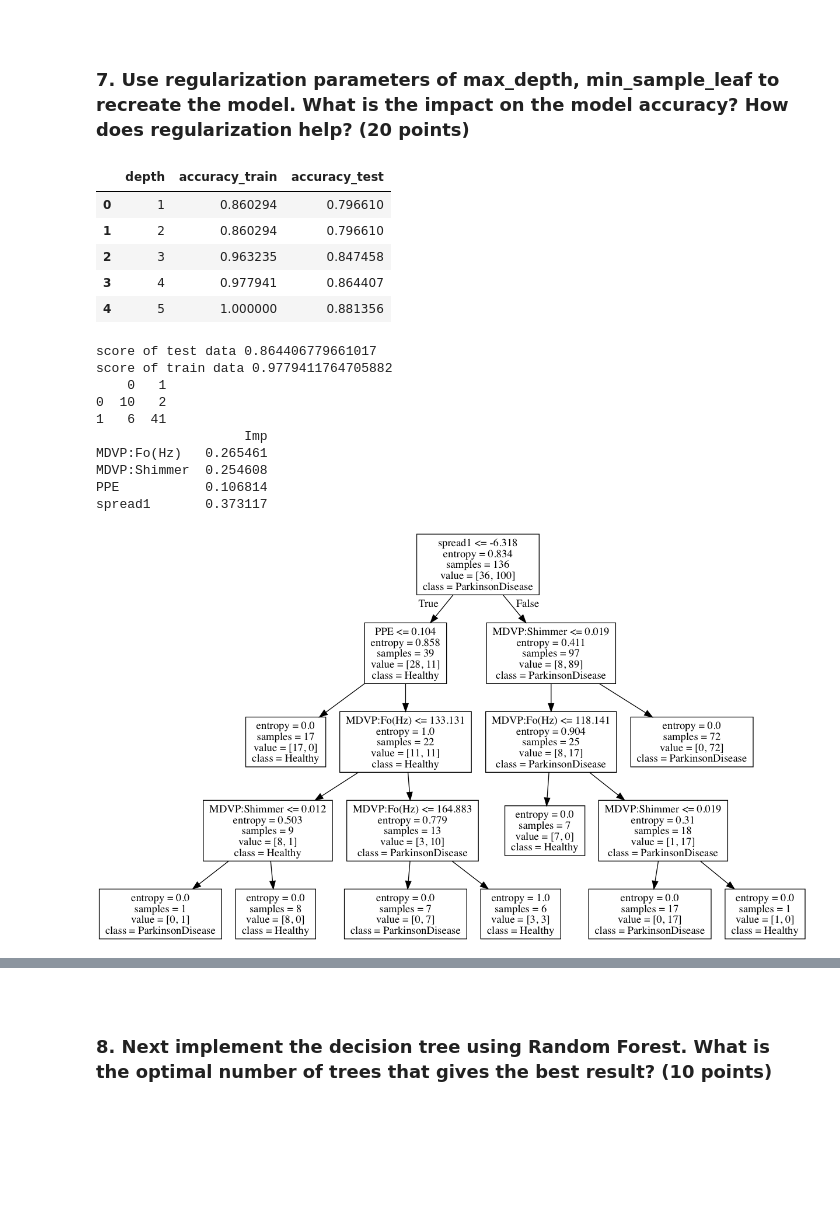
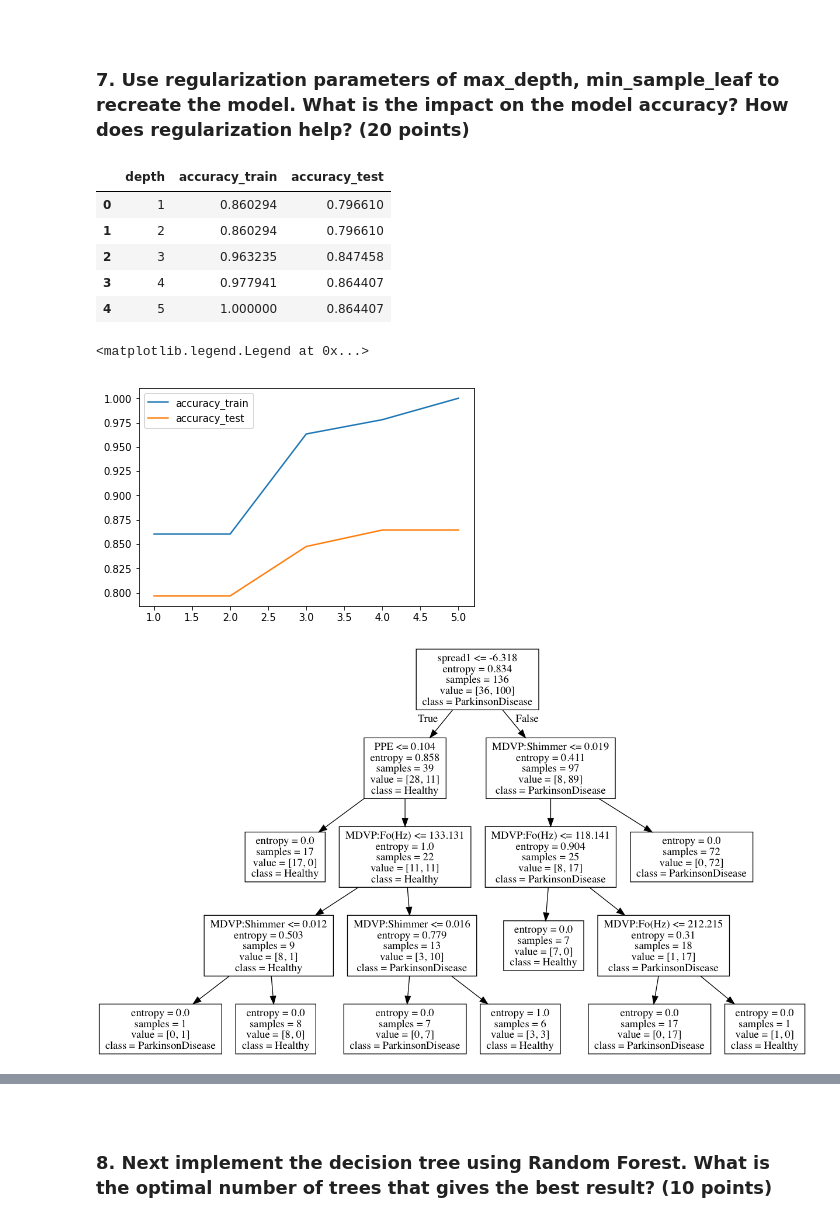
Before and after one commit to GreatLearningAIML1/chennai-aug-batch-senthilvelavan, a Jupyter notebook: EnsembleTechniques-R3-Project1/EnsembleTechniques_R3_Project1_Parkinson’s Disease.ipynb, the cells around one changed output, grey strips where cells are left out. Saved outputs shown, nothing was run; the diff lists cells and outputs as text; code cells hidden in the pictures; blank space fills up the shorter version.

```diff
--- a/EnsembleTechniques-R3-Project1/EnsembleTechniques_R3_Project1_Parkinson’s Disease.ipynb
+++ b/EnsembleTechniques-R3-Project1/EnsembleTechniques_R3_Project1_Parkinson’s Disease.ipynb
@@ -523,7 +587,8 @@ spread1       0.389810
 # %%
-## Defining the model including train_test_split in a function so that it can be invoked multiple times
+## Defining the model including train_test_split in a function so that it can be invoked multiple times for different
+## hyperparameters
 
-def model(X_func,Y_func,criteria,maxDepth,minLeaf,depth,accuracy_train,accuracy_test,printLog):
+def model(X_func,Y_func,criteria,maxDepth,minLeaf,depth,leaf,accuracy_train,accuracy_test,printLog):
     X_func_train,X_func_test,Y_func_train,Y_func_test = train_test_split(X_func,Y_func,test_size=0.3,random_state=100)
 
     if(maxDepth=='None' and minLeaf=='None'):
@@ -534,6 +599,7 @@ def model(X_func,Y_func,criteria,maxDepth,minLeaf,depth,accuracy_train,accuracy_
         dtc_func = DecisionTreeClassifier(criterion=criteria,min_samples_leaf=minLeaf)
     dtc_func.fit(X_func_train,Y_func_train)
     depth.append(maxDepth)
+    leaf.append(minLeaf)
     accuracy_train.append(dtc_func.score(X_func_train,Y_func_train))
     accuracy_test.append(dtc_func.score(X_func_test,Y_func_test))
     if(printLog):
@@ -549,16 +615,19 @@ def model(X_func,Y_func,criteria,maxDepth,minLeaf,depth,accuracy_train,accuracy_
     if(printLog):
         print (pd.DataFrame(dtc_func.feature_importances_, columns = ["Imp"], index = X_func_train.columns))
 # %%
-## Reducing the max_depth to 4 instead of the original 5, gives same accuracy for the test data and at the same time
+## max_depth - all possible values
+## -----------------------------
+## Reducing the max_depth to 4 instead of the default 5 gives same accuracy for the test data and at the same time
 ## it is not overfitted model w.r.t training data
 
 depth=[]
+minLeaf=[]
 accuracy_train=[]
 accuracy_test=[]
 for x in range(1,6):
     Y_reg = pd_df[['status']]
     X_reg = pd_df[['MDVP:Fo(Hz)','MDVP:Shimmer','PPE','spread1']]
-    model(X_reg,Y_reg,'entropy',x,'None',depth,accuracy_train,accuracy_test, False)
+    model(X_reg,Y_reg,'entropy',x,'None',depth,minLeaf,accuracy_train,accuracy_test, False)
     ##system("dot -Tpng PD_No_Yes_func.dot -o PD_No_Yes_func.png")
     ##Image("PD_No_Yes_func.png")
 
@@ -570,29 +639,33 @@ report
 | 1 | 2 | 0.860294 | 0.796610 |
 | 2 | 3 | 0.963235 | 0.847458 |
 | 3 | 4 | 0.977941 | 0.864407 |
-| 4 | 5 | 1.000000 | 0.881356 |
+| 4 | 5 | 1.000000 | 0.864407 |
+# %%
+plt.figure()
+plt.plot(report['depth'], report['accuracy_train'], report['depth'], report['accuracy_test'])
+plt.legend(['accuracy_train', 'accuracy_test'])
+# %% [output]
+<matplotlib.legend.Legend at 0x...>
+[figure, added]
 # %%
+## max_depth = 4
+## --------------
 ## Reducing the max_depth to 4 instead of the original 5, gives same accuracy for the test data and at the same time
 ## it is not overfitted model w.r.t training data
 
 depth=[]
+minLeaf=[]
 accuracy_train=[]
 accuracy_test=[]
 
+
 Y_reg = pd_df[['status']]
 X_reg = pd_df[['MDVP:Fo(Hz)','MDVP:Shimmer','PPE','spread1']]
-model(X_reg,Y_reg,'entropy',4,'None',depth,accuracy_train,accuracy_test, True)
+model(X_reg,Y_reg,'entropy',4,'None',depth,minLeaf,accuracy_train,accuracy_test, False)
+
+report = pd.DataFrame({'depth':depth,'accuracy_train':accuracy_train,'accuracy_test':accuracy_test})
+
 system("dot -Tpng PD_No_Yes_func.dot -o PD_No_Yes_func.png")
 Image("PD_No_Yes_func.png")
 # %% [output]
-score of test data 0.864406779661017
-score of train data 0.9779411764705882
-    0   1
-0  10   2
-1   6  41
-                   Imp
-MDVP:Fo(Hz)   0.265461
-MDVP:Shimmer  0.254608
-PPE           0.106814
-spread1       0.373117
-[figure, old version]
+[figure, new version]
```
Also changed, not shown: parts of 12 cells of this notebook.
